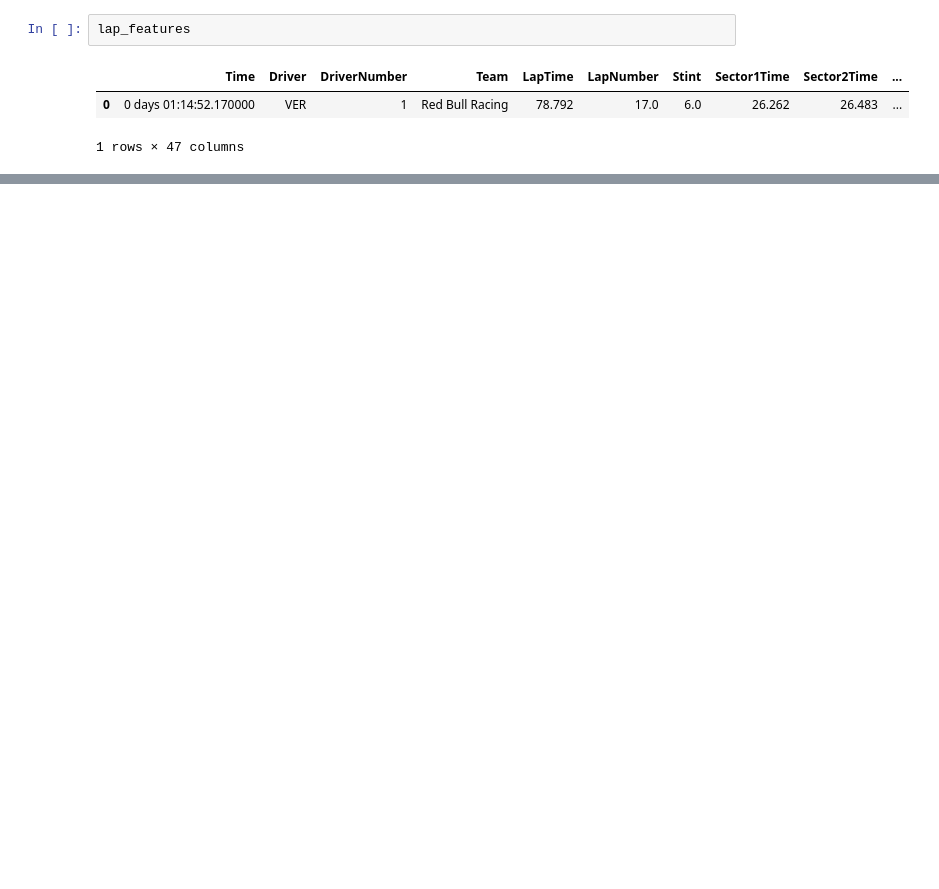
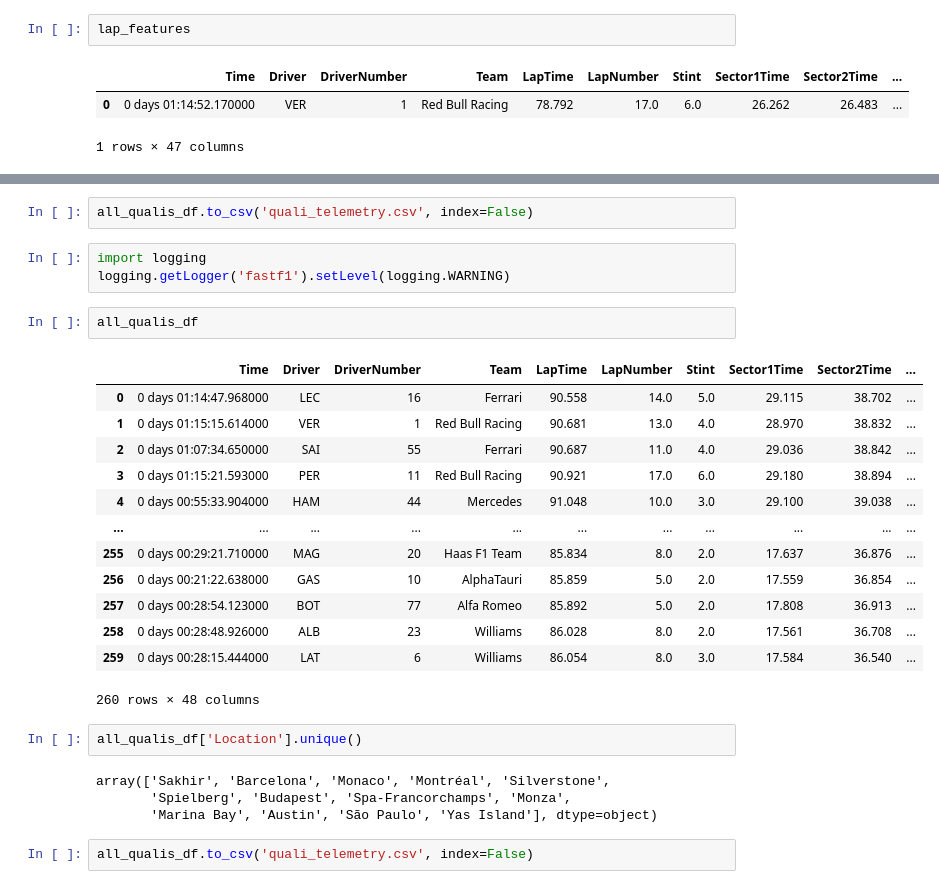
Before and after one commit to luk3luca/ML_F1, a Jupyter notebook: quali_telemetry_ft_builder.ipynb, the cells around one changed output, grey strips where cells are left out. Saved outputs shown, nothing was run; the diff lists cells and outputs as text; blank space fills up the shorter version.

```diff
--- a/quali_telemetry_ft_builder.ipynb
+++ b/quali_telemetry_ft_builder.ipynb
@@ -497,0 +739,29 @@ lap_features
+# %%
+all_qualis_df.to_csv('quali_telemetry.csv', index=False)
+# %%
+import logging
+logging.getLogger('fastf1').setLevel(logging.WARNING)
+# %%
+all_qualis_df
+# %% [output]
+|  | Time | Driver | DriverNumber | Team | LapTime | LapNumber | Stint | Sector1Time | Sector2Time | ... |
+| 0 | 0 days 01:14:47.968000 | LEC | 16 | Ferrari | 90.558 | 14.0 | 5.0 | 29.115 | 38.702 | ... |
+| 1 | 0 days 01:15:15.614000 | VER | 1 | Red Bull Racing | 90.681 | 13.0 | 4.0 | 28.970 | 38.832 | ... |
+| 2 | 0 days 01:07:34.650000 | SAI | 55 | Ferrari | 90.687 | 11.0 | 4.0 | 29.036 | 38.842 | ... |
+| 3 | 0 days 01:15:21.593000 | PER | 11 | Red Bull Racing | 90.921 | 17.0 | 6.0 | 29.180 | 38.894 | ... |
+| 4 | 0 days 00:55:33.904000 | HAM | 44 | Mercedes | 91.048 | 10.0 | 3.0 | 29.100 | 39.038 | ... |
+| ... | ... | ... | ... | ... | ... | ... | ... | ... | ... | ... |
+| 255 | 0 days 00:29:21.710000 | MAG | 20 | Haas F1 Team | 85.834 | 8.0 | 2.0 | 17.637 | 36.876 | ... |
+| 256 | 0 days 00:21:22.638000 | GAS | 10 | AlphaTauri | 85.859 | 5.0 | 2.0 | 17.559 | 36.854 | ... |
+| 257 | 0 days 00:28:54.123000 | BOT | 77 | Alfa Romeo | 85.892 | 5.0 | 2.0 | 17.808 | 36.913 | ... |
+| 258 | 0 days 00:28:48.926000 | ALB | 23 | Williams | 86.028 | 8.0 | 2.0 | 17.561 | 36.708 | ... |
+| 259 | 0 days 00:28:15.444000 | LAT | 6 | Williams | 86.054 | 8.0 | 3.0 | 17.584 | 36.540 | ... |
+260 rows × 48 columns
+# %%
+all_qualis_df['Location'].unique()
+# %% [output]
+array(['Sakhir', 'Barcelona', 'Monaco', 'Montréal', 'Silverstone',
+       'Spielberg', 'Budapest', 'Spa-Francorchamps', 'Monza',
+       'Marina Bay', 'Austin', 'São Paulo', 'Yas Island'], dtype=object)
+# %%
+all_qualis_df.to_csv('quali_telemetry.csv', index=False)
```
Also changed, not shown: parts of 20 cells of this notebook, 2 other files.
